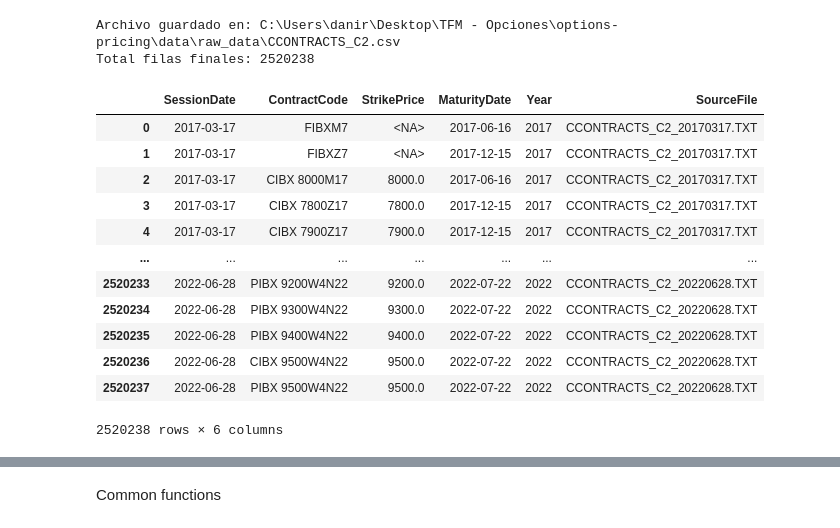
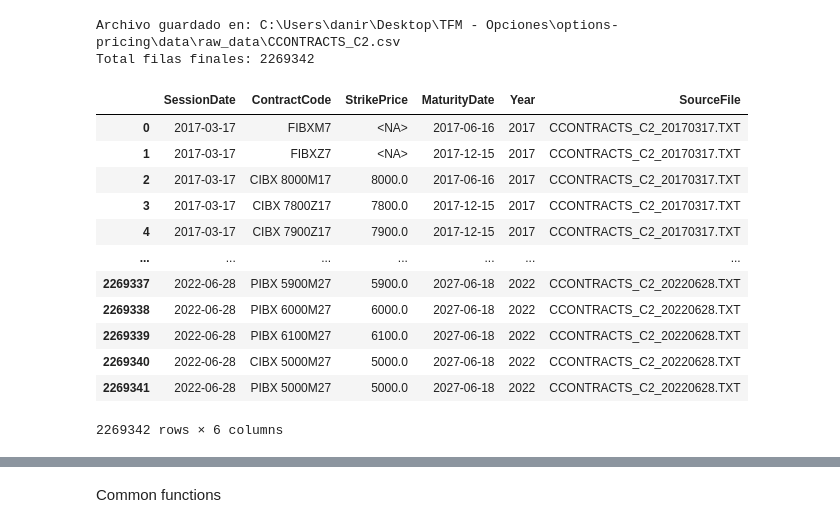
Before and after one commit to epiblasfunds/options-pricing, a Jupyter notebook: data.ipynb, the cells around one changed output, grey strips where cells are left out. Cells and saved outputs as stored; diff of their text form; code cells hidden in the pictures.

```diff
--- a/data.ipynb
+++ b/data.ipynb
@@ -15,26 +17,27 @@ from src.data_management.product_split_handler.options_future_contract_relations
-# %%
-# CCONTRACTS_C2
-CContractsC2Handler().build_raw_data(
-    columns_list=config.data_config.read_raw_config.ccontracts_c2_columns_list,
-    selected_columns_dict=config.data_config.read_raw_config.ccontracts_c2_columns_selected_dict,
-    file_prefix=config.data_config.read_raw_config.cconctracts_c2_prefix,
-)
-# %% [output]
-Archivo guardado en: C:\Users\danir\Desktop\TFM - Opciones\options-pricing\data\raw_data\CCONTRACTS_C2.csv
-Total filas finales: 2520238
-|  | SessionDate | ContractCode | StrikePrice | MaturityDate | Year | SourceFile |
-| 0 | 2017-03-17 | FIBXM7 | <NA> | 2017-06-16 | 2017 | CCONTRACTS_C2_20170317.TXT |
-| 1 | 2017-03-17 | FIBXZ7 | <NA> | 2017-12-15 | 2017 | CCONTRACTS_C2_20170317.TXT |
-| 2 | 2017-03-17 | CIBX 8000M17 | 8000.0 | 2017-06-16 | 2017 | CCONTRACTS_C2_20170317.TXT |
-| 3 | 2017-03-17 | CIBX 7800Z17 | 7800.0 | 2017-12-15 | 2017 | CCONTRACTS_C2_20170317.TXT |
-| 4 | 2017-03-17 | CIBX 7900Z17 | 7900.0 | 2017-12-15 | 2017 | CCONTRACTS_C2_20170317.TXT |
-| ... | ... | ... | ... | ... | ... | ... |
-| 2520233 | 2022-06-28 | PIBX 9200W4N22 | 9200.0 | 2022-07-22 | 2022 | CCONTRACTS_C2_20220628.TXT |
-| 2520234 | 2022-06-28 | PIBX 9300W4N22 | 9300.0 | 2022-07-22 | 2022 | CCONTRACTS_C2_20220628.TXT |
-| 2520235 | 2022-06-28 | PIBX 9400W4N22 | 9400.0 | 2022-07-22 | 2022 | CCONTRACTS_C2_20220628.TXT |
-| 2520236 | 2022-06-28 | CIBX 9500W4N22 | 9500.0 | 2022-07-22 | 2022 | CCONTRACTS_C2_20220628.TXT |
-| 2520237 | 2022-06-28 | PIBX 9500W4N22 | 9500.0 | 2022-07-22 | 2022 | CCONTRACTS_C2_20220628.TXT |
-2520238 rows × 6 columns
+# %%
+# CCONTRACTS_C2
+CContractsC2Handler().build_raw_data(
+    columns_list=config.data_config.read_raw_config.ccontracts_c2_columns_list,
+    selected_columns_dict=config.data_config.read_raw_config.ccontracts_c2_columns_selected_dict,
+    file_prefix=config.data_config.read_raw_config.cconctracts_c2_prefix,
+    contracts_prefixes=config.data_config.read_raw_config.contracts_prefixes,
+)
+# %% [output]
+Archivo guardado en: C:\Users\danir\Desktop\TFM - Opciones\options-pricing\data\raw_data\CCONTRACTS_C2.csv
+Total filas finales: 2269342
+|  | SessionDate | ContractCode | StrikePrice | MaturityDate | Year | SourceFile |
+| 0 | 2017-03-17 | FIBXM7 | <NA> | 2017-06-16 | 2017 | CCONTRACTS_C2_20170317.TXT |
+| 1 | 2017-03-17 | FIBXZ7 | <NA> | 2017-12-15 | 2017 | CCONTRACTS_C2_20170317.TXT |
+| 2 | 2017-03-17 | CIBX 8000M17 | 8000.0 | 2017-06-16 | 2017 | CCONTRACTS_C2_20170317.TXT |
+| 3 | 2017-03-17 | CIBX 7800Z17 | 7800.0 | 2017-12-15 | 2017 | CCONTRACTS_C2_20170317.TXT |
+| 4 | 2017-03-17 | CIBX 7900Z17 | 7900.0 | 2017-12-15 | 2017 | CCONTRACTS_C2_20170317.TXT |
+| ... | ... | ... | ... | ... | ... | ... |
+| 2269337 | 2022-06-28 | PIBX 5900M27 | 5900.0 | 2027-06-18 | 2022 | CCONTRACTS_C2_20220628.TXT |
+| 2269338 | 2022-06-28 | PIBX 6000M27 | 6000.0 | 2027-06-18 | 2022 | CCONTRACTS_C2_20220628.TXT |
+| 2269339 | 2022-06-28 | PIBX 6100M27 | 6100.0 | 2027-06-18 | 2022 | CCONTRACTS_C2_20220628.TXT |
+| 2269340 | 2022-06-28 | CIBX 5000M27 | 5000.0 | 2027-06-18 | 2022 | CCONTRACTS_C2_20220628.TXT |
+| 2269341 | 2022-06-28 | PIBX 5000M27 | 5000.0 | 2027-06-18 | 2022 | CCONTRACTS_C2_20220628.TXT |
+2269342 rows × 6 columns
 # %%
 # TGENTRADES
 TgentradesHandler().build_raw_data(
```
Also changed, not shown: parts of 6 cells of this notebook, 26 other files.
